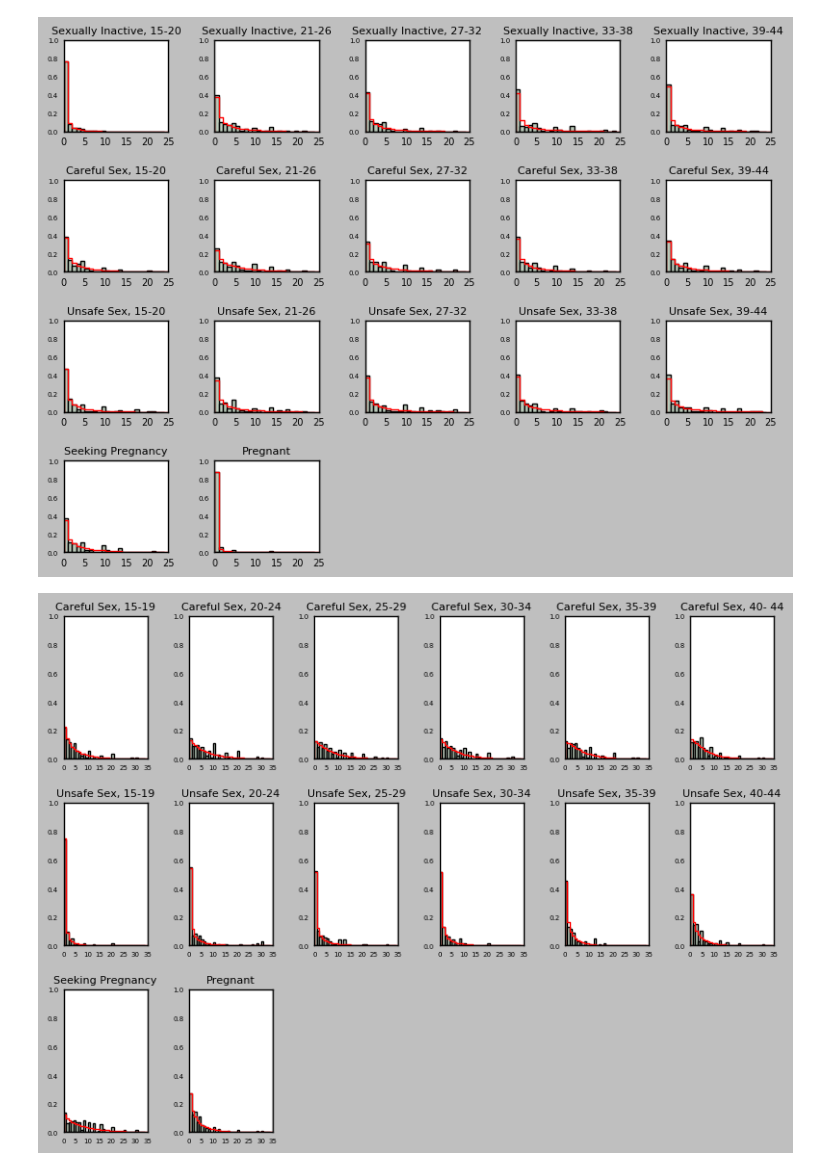
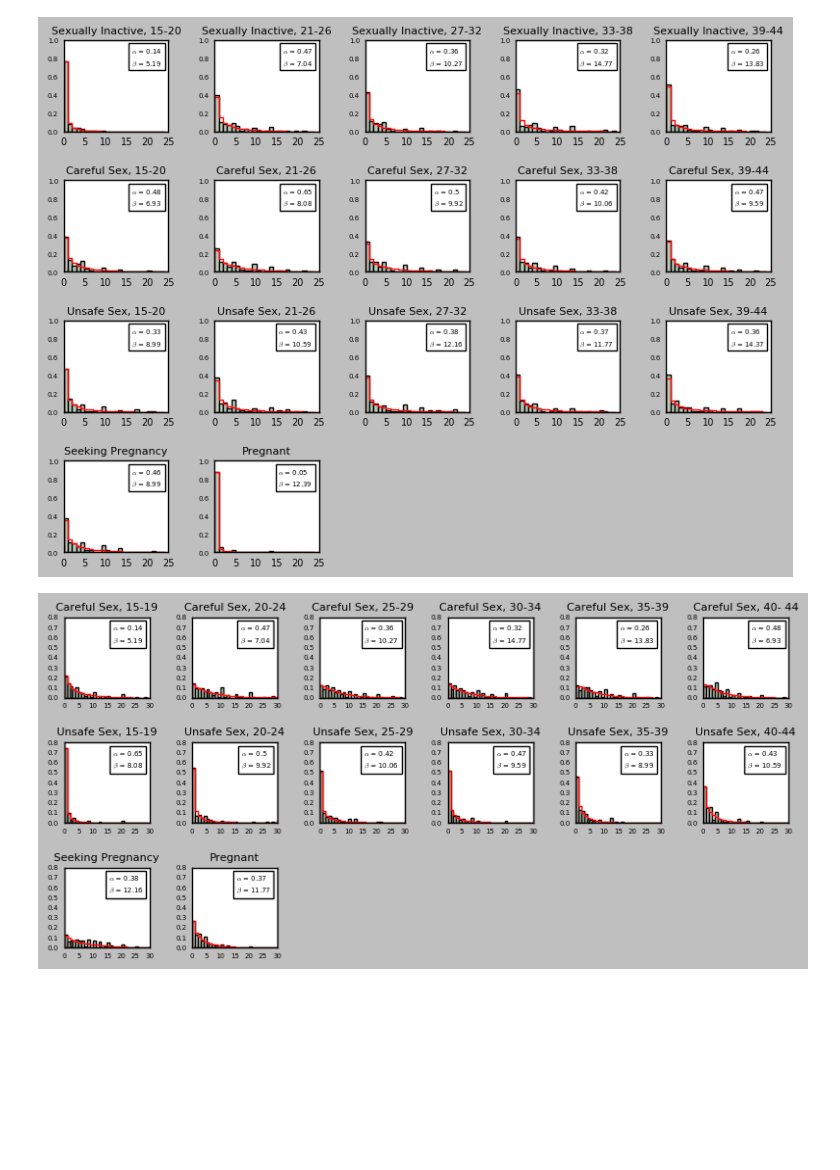
Before and after one commit to rezayas/SimulationDataVisualization, a Jupyter notebook: 16. Safe Sex Histograms/16. Safe Sex Histograms.ipynb, the cells around one changed output. Drawn from its saved outputs; the diff is of its cells as text; code cells hidden in the pictures; blank space fills up the shorter version.

Commit message:
added legend, other changes

```diff
--- a/16. Safe Sex Histograms/16. Safe Sex Histograms.ipynb
+++ b/16. Safe Sex Histograms/16. Safe Sex Histograms.ipynb
@@ -34,33 +34,43 @@ for i in range(0, len(drinking.columns), 5): # For-loop for creating subplots gr
             plt.xticks(fontsize = 7)
             plt.yticks(fontsize = 5)
             plt.title(list(drinking)[i + j], size = 8)
+            legend = plt.legend(['$\\alpha$' + ' = ' + str(round(drinking.iloc[0:2, i + j].dropna()[0], 2))
+                        , '$\\beta$' + ' = ' + str(round(drinking.iloc[0:2, i + j].dropna()[1], 2))],
+                       prop={'size':5}, handlelength=0, handletextpad=0)
+            for handle in legend.legendHandles: # Turn legend handles off
+                handle.set_visible(False)
 plt.tight_layout() # Ensure tight layout so legend/labels are not cut off
 plt.savefig('drinking.pdf')
 # %% [output]
-[figure, old version]
+[figure, new version]
 # %%
 # Plot 'sexual' histograms; modified code from above ===============================================================
-fig = plt.figure() # add plot figure
+fig = plt.figure(figsize=(8, 4)) # add plot figure
 for i in range(0, len(sexual.columns), 6):
     for j in range(6):
         if (i + j < 14):
             ax = plt.subplot2grid((3,6), (i/6,j))
             ax.tick_params(length=0)
             plt.hist(sexual.iloc[2:, i + j].dropna(), bins=range(0,35,1), color = '#b9c9b9', normed = True)
             poisson = []
             alpha, beta = list(sexual.iloc[0:2, i + j].dropna())
             for x in range(35):
                 term1 = math.gamma(x+alpha)/math.gamma(alpha)/math.factorial(x)
                 term2 = math.pow(beta, x)/math.pow(1+beta, alpha + x)
                 poisson.append(term1 * term2)
             poisson = [0] + poisson
             plt.plot(range(36),poisson, color = 'red', ls = 'steps')
-            plt.xlim(0,35)
-            plt.ylim(0,1)
+            plt.xlim(0,30)
+            plt.ylim(0,0.8)
             plt.xticks(fontsize = 5)
             plt.yticks(fontsize = 5)
             plt.title(list(sexual)[i + j], size = 8)
+            legend = plt.legend(['$\\alpha$' + ' = ' + str(round(drinking.iloc[0:2, i + j].dropna()[0], 2))
+                        , '$\\beta$' + ' = ' + str(round(drinking.iloc[0:2, i + j].dropna()[1], 2))],
+                       prop={'size':5}, handlelength=0, handletextpad=0)
+            for handle in legend.legendHandles:
+                handle.set_visible(False)
 plt.tight_layout()
 plt.savefig('sexual.pdf')
 # %% [output]
-[figure, old version]
+[figure, new version]
```
Also changed, not shown: 4 other files.
